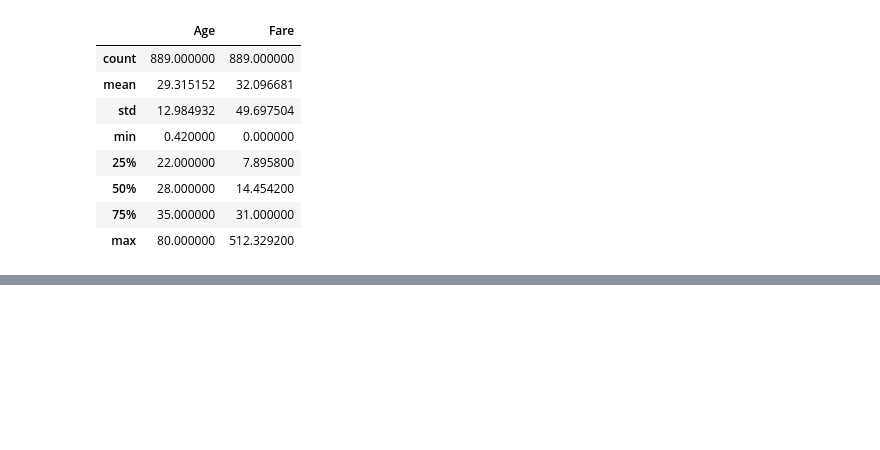
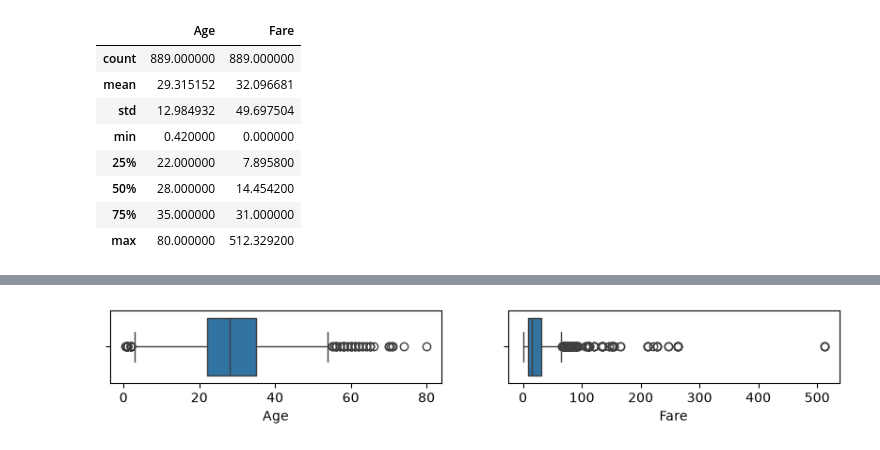
Before and after one commit to shahdamgad/CA_AIS2G-_MI, a Jupyter notebook: src/DA/workshop/preprocessing.ipynb, the cells around one changed output, grey strips where cells are left out. Saved outputs shown, nothing was run; the diff lists cells and outputs as text; code cells hidden in the pictures; blank space fills up the shorter version.

```diff
--- a/src/DA/workshop/preprocessing.ipynb
+++ b/src/DA/workshop/preprocessing.ipynb
@@ -187,7 +174,7 @@ NameError: name 'config' is not defined
 # %%
 num_cols = df.select_dtypes("number").columns
 for col in num_cols:
-    Q1 = df[cols].quantile(.25)
+    Q1 = df[cols].quantile(0.25)
     Q3 = df[cols].quantile(0.75)
     #print(Q1, Q3)
     IQR = Q3-Q1
@@ -213,0 +275,9 @@ df.describe()
+# %%
+num_cols = df.select_dtypes("number").columns
+num_cols
+plt.figure(figsize=(5*len(num_cols),1))
+for i ,col in enumerate(num_cols):
+    plt.subplot(1,2, i+1)
+    sns.boxplot(x= df[col], orientation='h')
+# %% [output]
+[figure, added]
```
Also changed, not shown: parts of 28 cells of this notebook.
